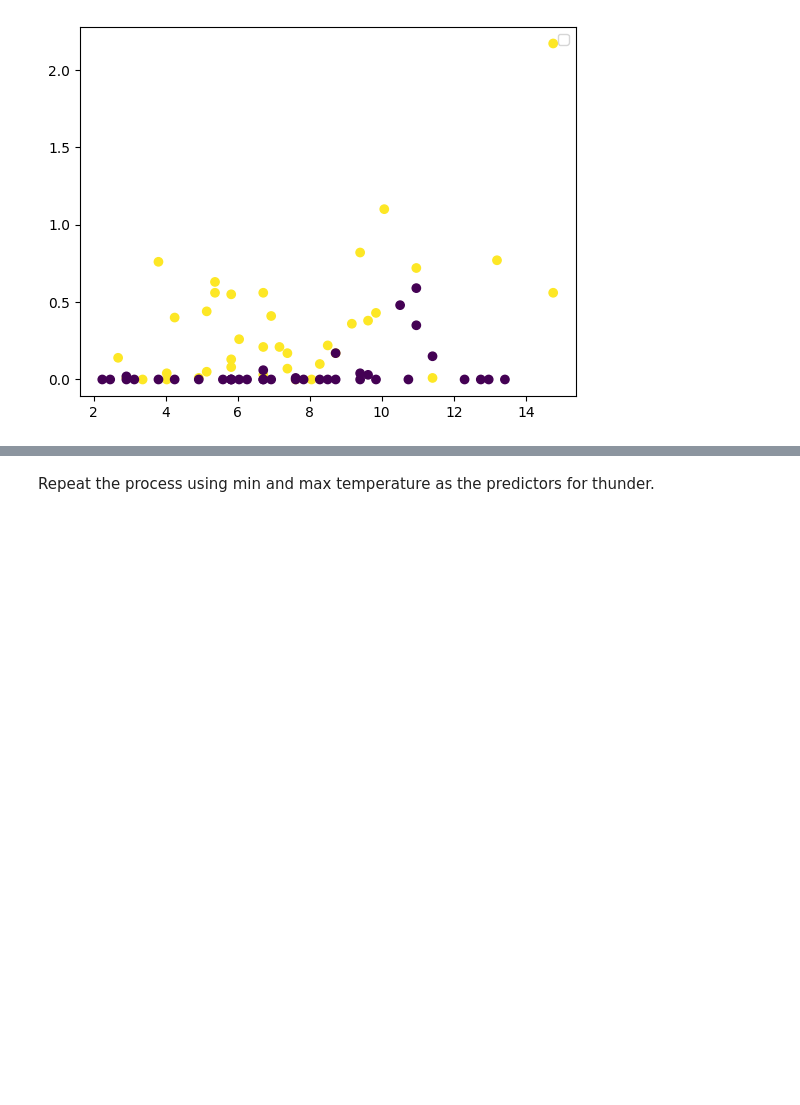
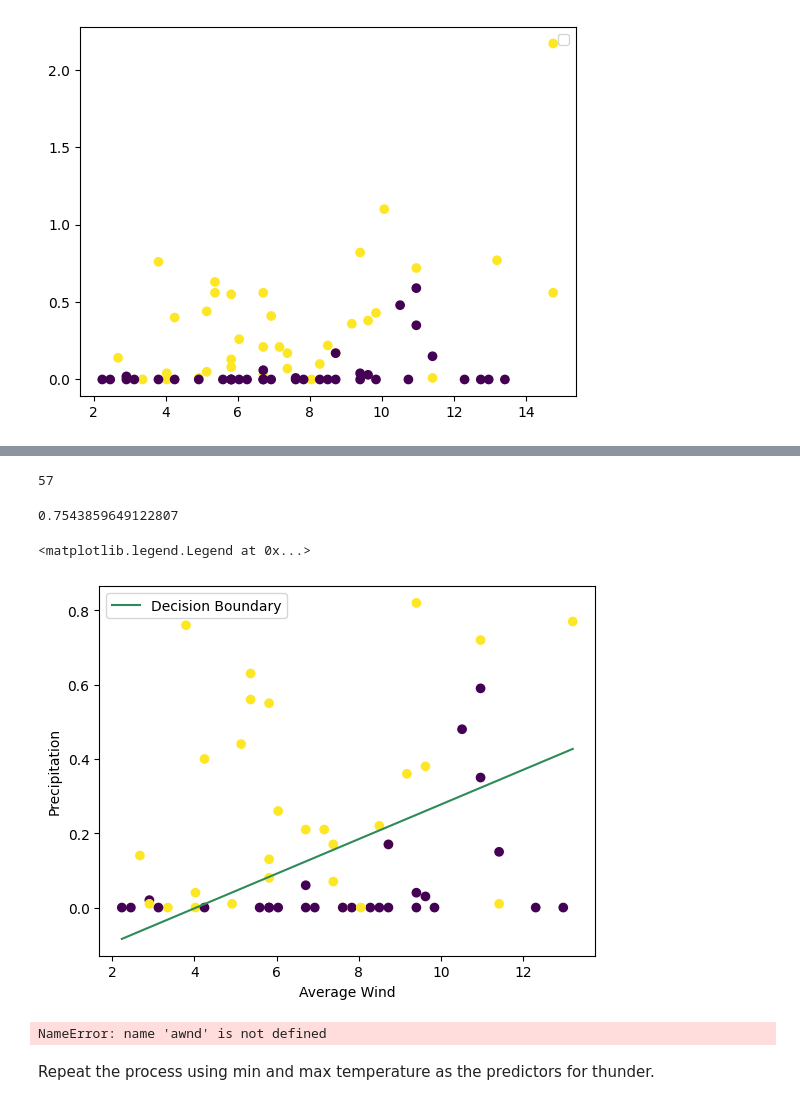
Before and after one commit to JustinTrannn/weatherCMSE202project, a Jupyter notebook: LinearRegression.ipynb, the cells around one changed output, grey strips where cells are left out. Cells and saved outputs as stored; diff of their text form; code cells hidden in the pictures; blank space fills up the shorter version.

Commit message:
logistic regression update and plot

```diff
--- a/LinearRegression.ipynb
+++ b/LinearRegression.ipynb
@@ -93,0 +96,10 @@ No artists with labels found to put in legend.  Note that artists whose label st
+# %%
+labels = sample_t["WT03"]
+features = sample_t[["AWND", "PRCP"]]
+features
+train_vectors, test_vectors, train_labels, test_labels = train_test_split(
+    features,labels, test_size=.25)
+# %%
+logit_model = sm.Logit(train_labels, sm.add_constant(train_vectors))
+result = logit_model.fit()
+print(result.summary())
@@ -94,3 +126,54 @@ No artists with labels found to put in legend.  Note that artists whose label st
+# %%
+predicted = result.predict()
+y_pred = []
+for y in predicted:
+    if y > .5:
+        y = 1
+        y_pred.append(y)
+    elif y < .5:
+        y = 0
+        y_pred.append(y)
+
+len(y_pred)
+# %% [output]
+57
+# %%
+metrics.accuracy_score(train_labels, y_pred)
+# %% [output]
+0.7543859649122807
+# %%
+#coefficients
+
+c = result.params.iloc[0]
+a1 = result.params.iloc[1]
+a2 = result.params.iloc[2]
+
+#x range
+x = np.linspace(train_vectors["AWND"].min(), train_vectors["AWND"].max(), 100)
+
+#decision boundary/ classification
+# c + a1(x) + a2(y) = 0
+line = (-(c) - (a1*x)) / a2
+
+#scatter plot of data in training vectors
+plt.scatter(train_vectors["AWND"], train_vectors["PRCP"], c=train_labels)
+plt.xlabel("Average Wind")
+plt.ylabel("Precipitation")
+plt.plot(x, line, color='seagreen', label="Decision Boundary")
+plt.legend()
+# %% [output]
+<matplotlib.legend.Legend at 0x...>
+[figure, added]
+# %%
+x = np.linspace(0,15,100)
+y = .3737 - .3042(awnd) + 11.4499(prcp)
+
+z = np.log(x)+np.log(y)
+
+
+plt.scatter(sample_t["AWND"], sample_t["PRCP"], c=sample_t["WT03"])
+# %% [output]
+NameError: name 'awnd' is not defined
 # %% [markdown]
 Repeat the process using min and max temperature as the predictors for thunder.
 # %%
```
Also changed, not shown: parts of 6 cells of this notebook.
